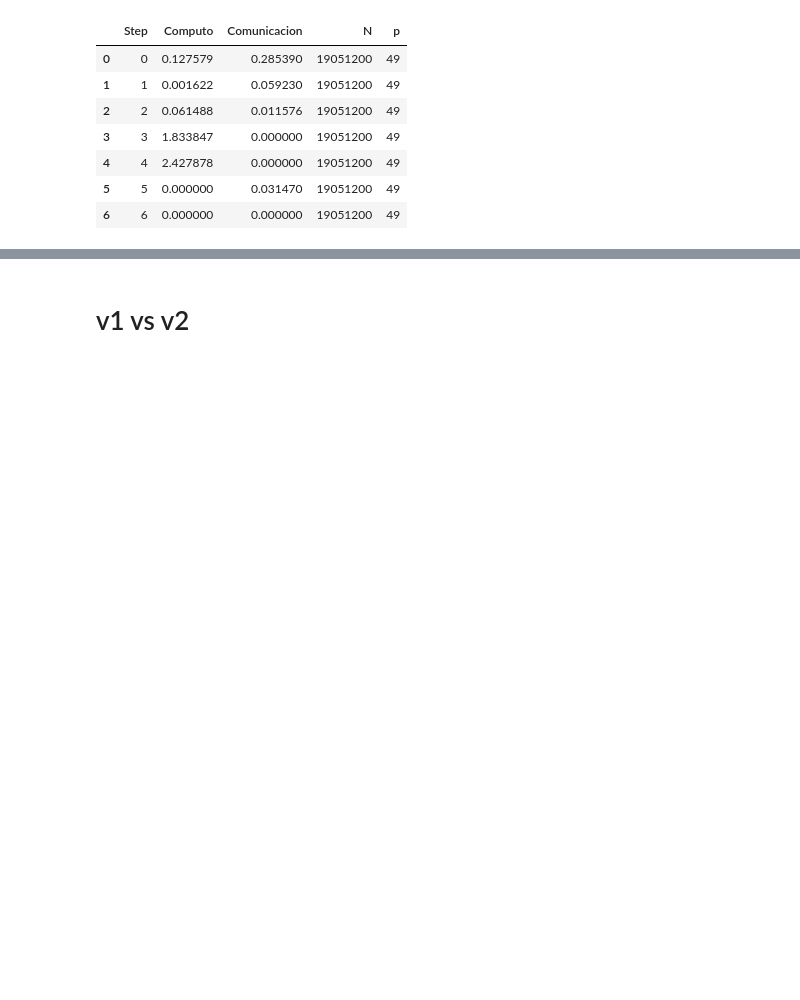
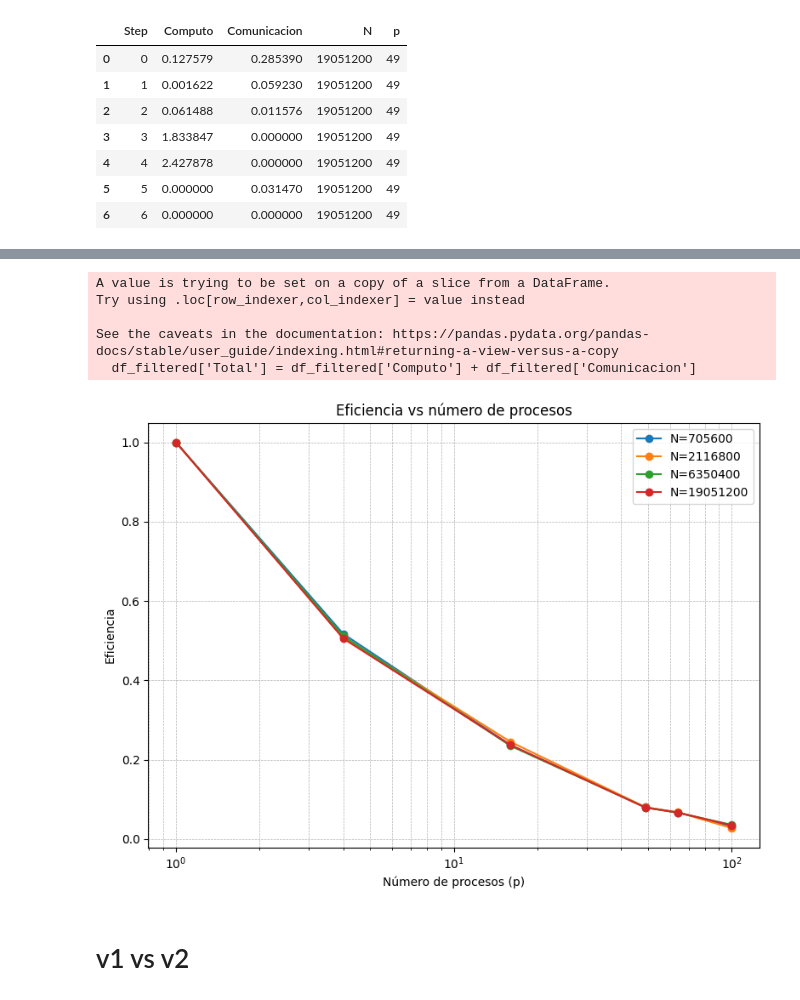
Before and after one commit to marcelino123455/ProyectoParalela, a Jupyter notebook: graficador.ipynb, the cells around one changed output, grey strips where cells are left out. Cells and saved outputs as stored; diff of their text form; code cells hidden in the pictures; blank space fills up the shorter version.

```diff
--- a/graficador.ipynb
+++ b/graficador.ipynb
@@ -89,3 +96,33 @@ IndexError: index 0 is out of bounds for axis 0 with size 0
+# %%
+df_filtered = df_all[df_all['Step'].isin([1,2,3,4,5])]
+df_filtered['Total'] = df_filtered['Computo'] + df_filtered['Comunicacion']
+df_grouped = df_filtered.groupby(['N', 'p'], as_index=False)[['Total']].sum()
+
+plt.figure(figsize=(8, 6))
+for N, df_N in df_grouped.groupby('N'):
+    if 1 not in df_N['p'].values:
+        continue
+    t1 = df_N.loc[df_N['p'] == 1, 'Total'].values[0]
+    df_N = df_N.copy()
+    df_N['Speedup'] = t1 / df_N['Total']
+    df_N['Eficiencia'] = df_N['Speedup'] / df_N['p']
+    plt.plot(df_N['p'], df_N['Eficiencia'], marker='o', label=f'N={N}')
+
+plt.xscale('log')
+plt.xlabel('Número de procesos (p)')
+plt.ylabel('Eficiencia')
+plt.title('Eficiencia vs número de procesos')
+plt.legend()
+plt.grid(True, which='both', linestyle='--', linewidth=0.5)
+plt.tight_layout()
+plt.show()
+# %% [output]
+A value is trying to be set on a copy of a slice from a DataFrame.
+Try using .loc[row_indexer,col_indexer] = value instead
+
+See the caveats in the documentation: https://pandas.pydata.org/pandas-docs/stable/user_guide/indexing.html#returning-a-view-versus-a-copy
+  df_filtered['Total'] = df_filtered['Computo'] + df_filtered['Comunicacion']
+[figure, added]
 # %% [markdown]
 # v1 vs v2
 # %%
```
Also changed, not shown: parts of 3 cells of this notebook, 3 other files.
